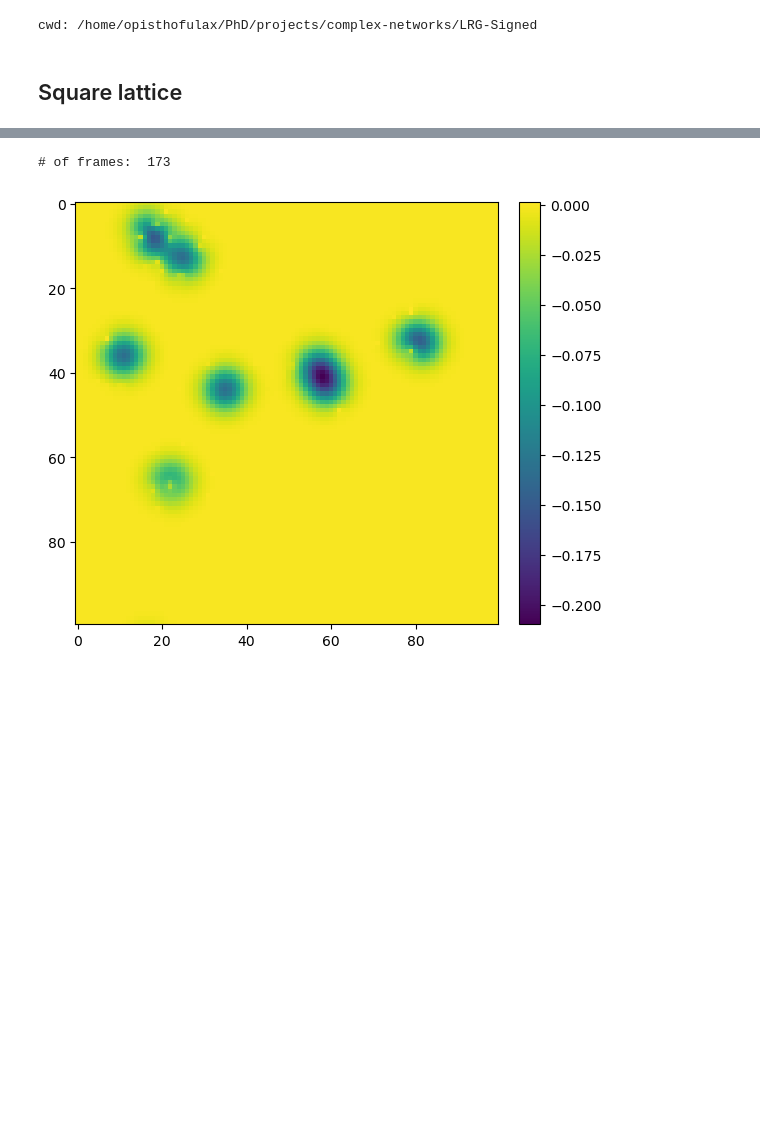
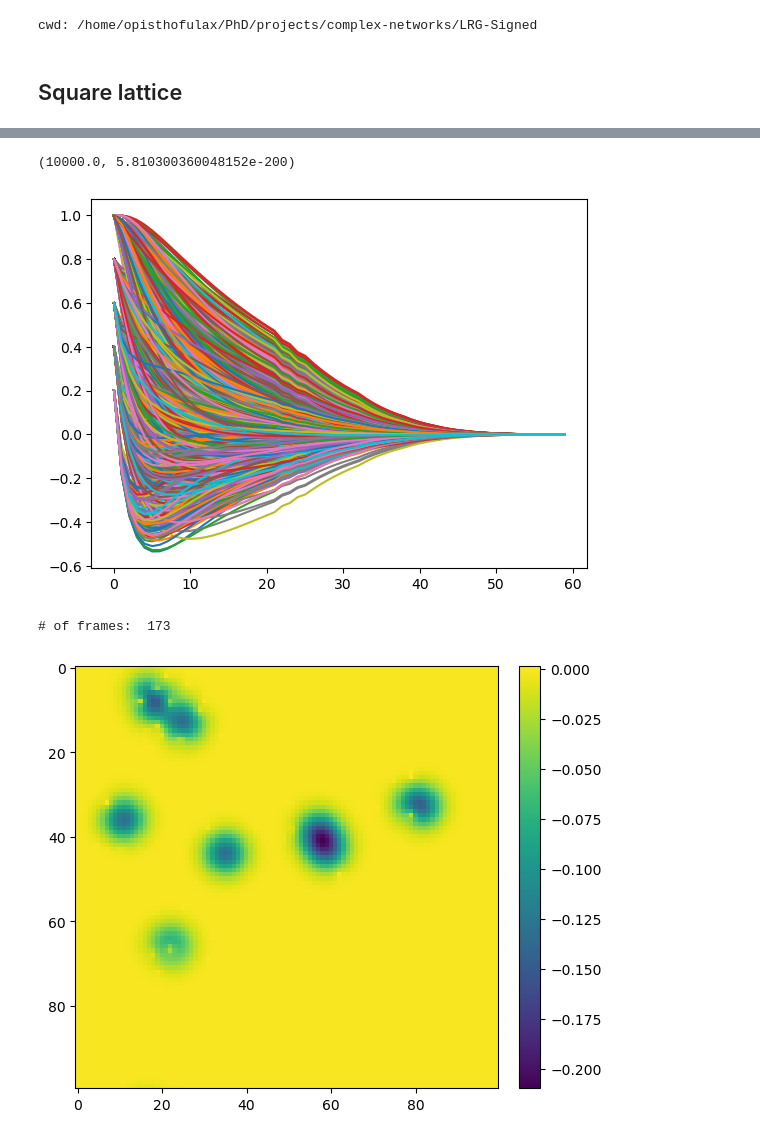
Before and after one commit to giulioiannelli/lrgsglib-public, a Jupyter notebook: notebooks/lattice2d_slaplacianDynamics.ipynb, the cells around one changed output, grey strips where cells are left out. Cells and saved outputs as stored; diff of their text form; code cells hidden in the pictures; blank space fills up the shorter version.

```diff
--- a/notebooks/lattice2d_slaplacianDynamics.ipynb
+++ b/notebooks/lattice2d_slaplacianDynamics.ipynb
@@ -111,3 +110,17 @@ fig.tight_layout()
+# %%
+np.sum(initial_state), np.sum(final_state)
+# %% [output]
+(10000.0, 5.810300360048152e-200)
+# %%
+array_200x100x100 = np.array(SLRG_obj.frames_dynsys).reshape(SLRG_obj.frames_dynsys.__len__(), SLRG_obj.system.N).T
+# %%
+for arr in array_200x100x100:
+    plt.plot(arr[:60])
+# plt.yscale('symlog')
+
+# plt.ylim(bottom=1e-15)
+# %% [output]
+[figure, added]
 # %%
 make_animation_fromFrames(SLRG_obj.frames_dynsys, fps=10, savename="dynamic_normal_2.mp4")
 # %% [output]
```
Also changed, not shown: parts of 6 cells of this notebook, 1 other file.
